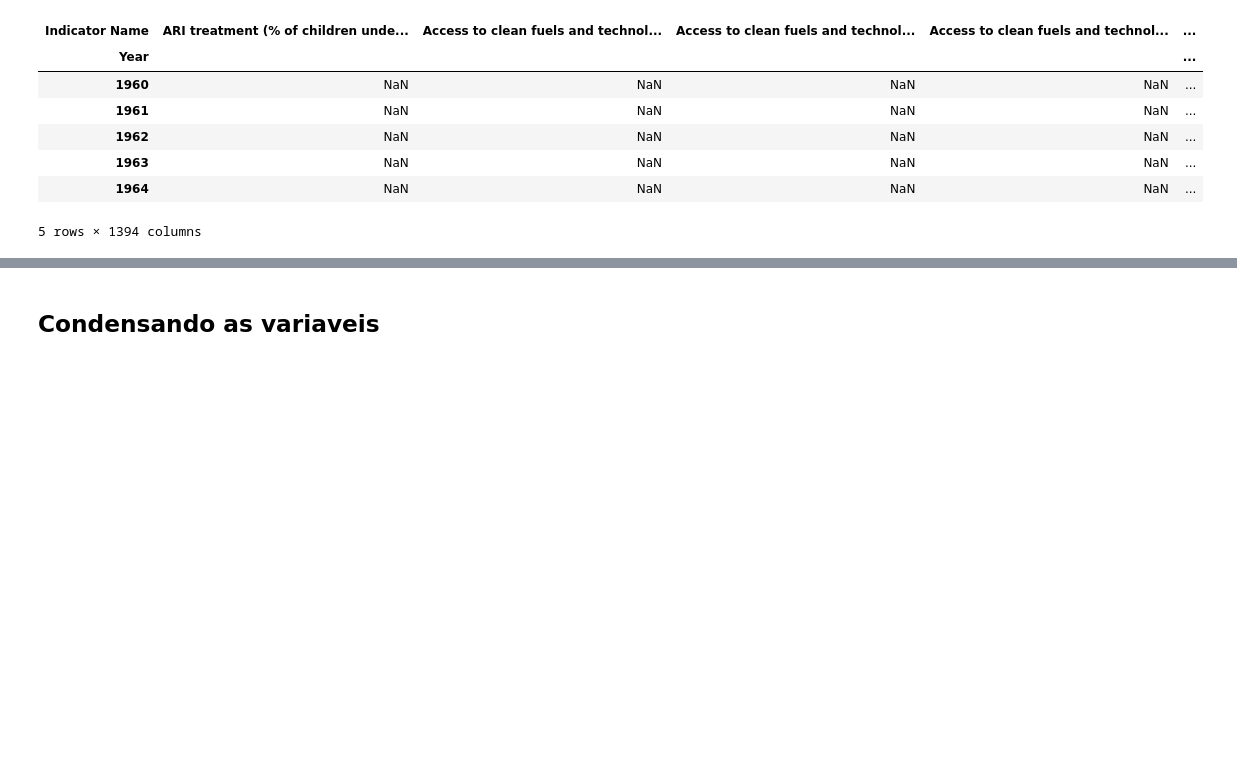
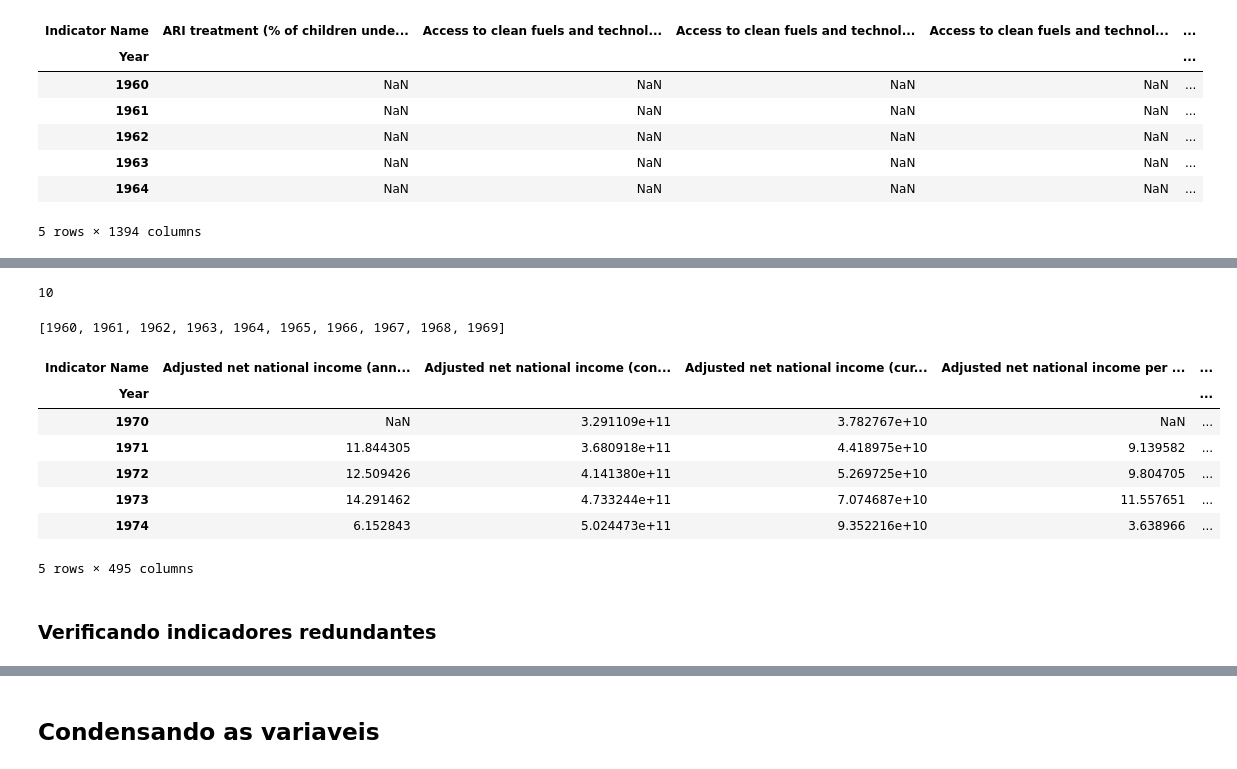
Before and after one commit to PrimeRibs2501/SME0852-SME0829, a Jupyter notebook: trab3.ipynb, the cells around one changed output, grey strips where cells are left out. Saved outputs shown, nothing was run; the diff lists cells and outputs as text; code cells hidden in the pictures; blank space fills up the shorter version.

```diff
--- a/trab3.ipynb
+++ b/trab3.ipynb
@@ -217 +227,3 @@ new_df_brasil_wide.head()
+# %%
+new_df_brasil_wide = new_df_brasil_wide.drop(columns=colunas_zeradas)
 # %% [markdown]
@@ -218,0 +253,26 @@ Verificando quantidade de nulos por ano
+# %%
+pds_nulos_por_ano = pds_nulos_por_ano.sort_values(ascending=False)
+anos_remover = []
+for indicador, valor in pds_nulos_por_ano.items():
+    if valor >= (497*0.3):
+        anos_remover.append(indicador)
+print(len(anos_remover))
+# %% [output]
+10
+# %%
+anos_remover.sort()
+anos_remover
+# %% [output]
+[1960, 1961, 1962, 1963, 1964, 1965, 1966, 1967, 1968, 1969]
+# %%
+new_df_brasil_wide = new_df_brasil_wide.drop(labels=anos_remover, axis=0)
+new_df_brasil_wide.head()
+# %% [output]
+| Indicator Name | Adjusted net national income (ann... | Adjusted net national income (con... | Adjusted net national income (cur... | Adjusted net national income per ... | ... |
+| Year |  |  |  |  | ... |
+| 1970 | NaN | 3.291109e+11 | 3.782767e+10 | NaN | ... |
+| 1971 | 11.844305 | 3.680918e+11 | 4.418975e+10 | 9.139582 | ... |
+| 1972 | 12.509426 | 4.141380e+11 | 5.269725e+10 | 9.804705 | ... |
+| 1973 | 14.291462 | 4.733244e+11 | 7.074687e+10 | 11.557651 | ... |
+| 1974 | 6.152843 | 5.024473e+11 | 9.352216e+10 | 3.638966 | ... |
+5 rows × 495 columns
@@ -219,3 +281,5 @@ Verificando quantidade de nulos por ano
+# %% [markdown]
+### Verificando indicadores redundantes
 # %%
 new_df_brasil_wide.info()
 # %% [output]
```
Also changed, not shown: parts of 35 cells of this notebook.
